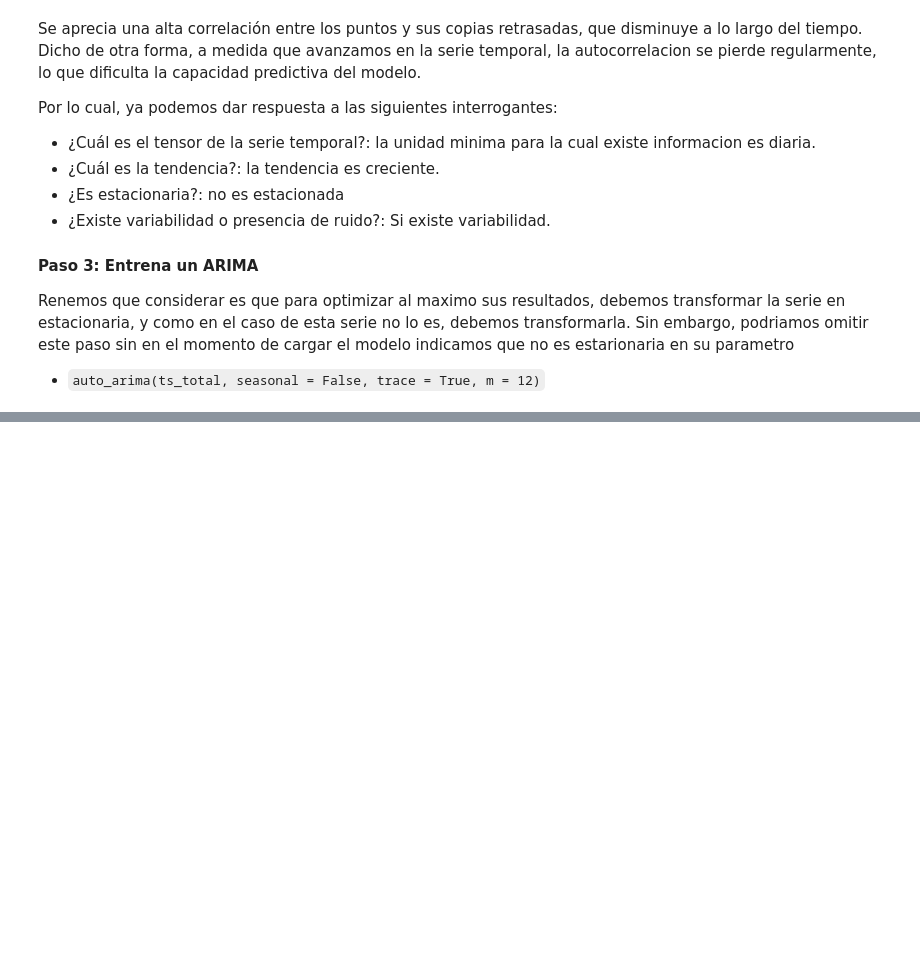
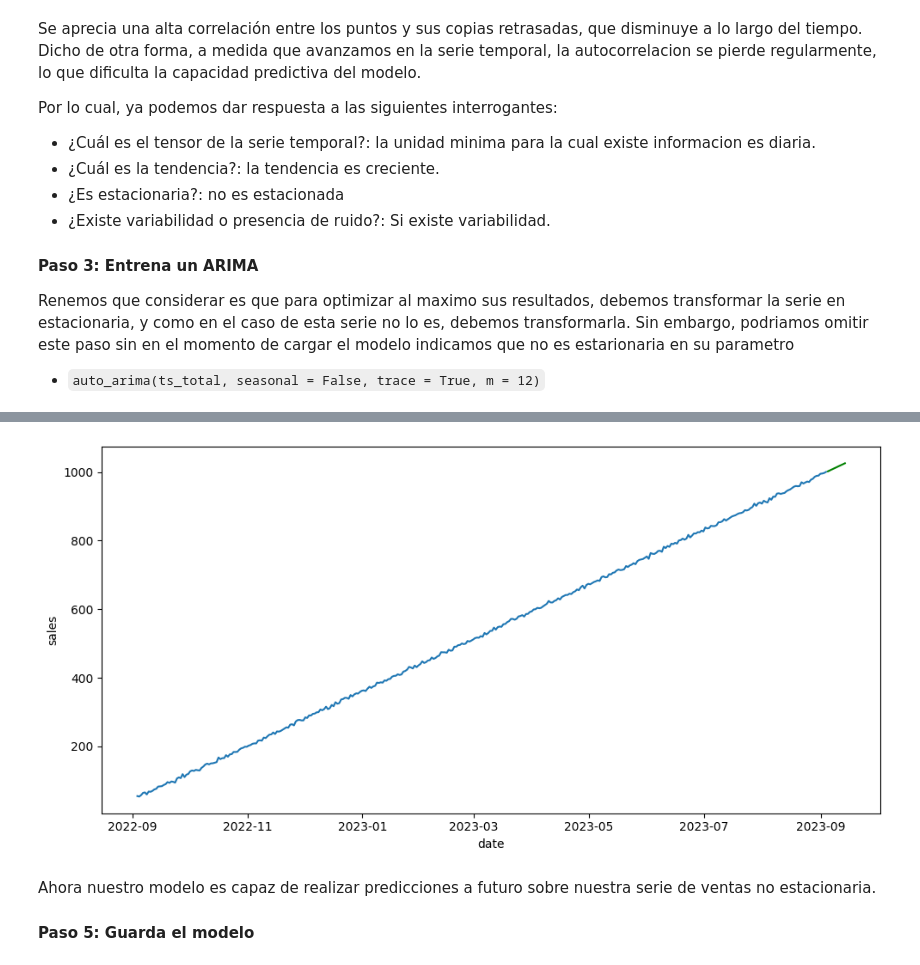
Before and after one commit to pjpena19/Times_Series_Forecasting_PP, a Jupyter notebook: src/explore.ipynb, the cells around one changed output, grey strips where cells are left out. Cells and saved outputs as stored; diff of their text form; code cells hidden in the pictures; blank space fills up the shorter version.

Commit message:
Proyecto_Series_1

```diff
--- a/src/explore.ipynb
+++ b/src/explore.ipynb
@@ -212,0 +242,3 @@ Total fit time: 1.866 seconds
+# %%
+forecast = model.predict(n=30)
+forecast
@@ -212,0 +257,18 @@ Total fit time: 1.866 seconds
+# %%
+import matplotlib.pyplot as plt
+
+fig, axis = plt.subplots(figsize = (10, 5))
+
+sns.lineplot(data = ts_total)
+sns.lineplot(data = forecast, c = "green")
+
+plt.tight_layout()
+
+plt.show()
+# %% [output]
+[figure, added]
+# %% [markdown]
+Ahora nuestro modelo es capaz de realizar predicciones a futuro sobre nuestra serie de ventas no estacionaria.
+
+
+#### Paso 5: Guarda el modelo
```
Also changed, not shown: parts of 6 cells of this notebook, 1 other file.
